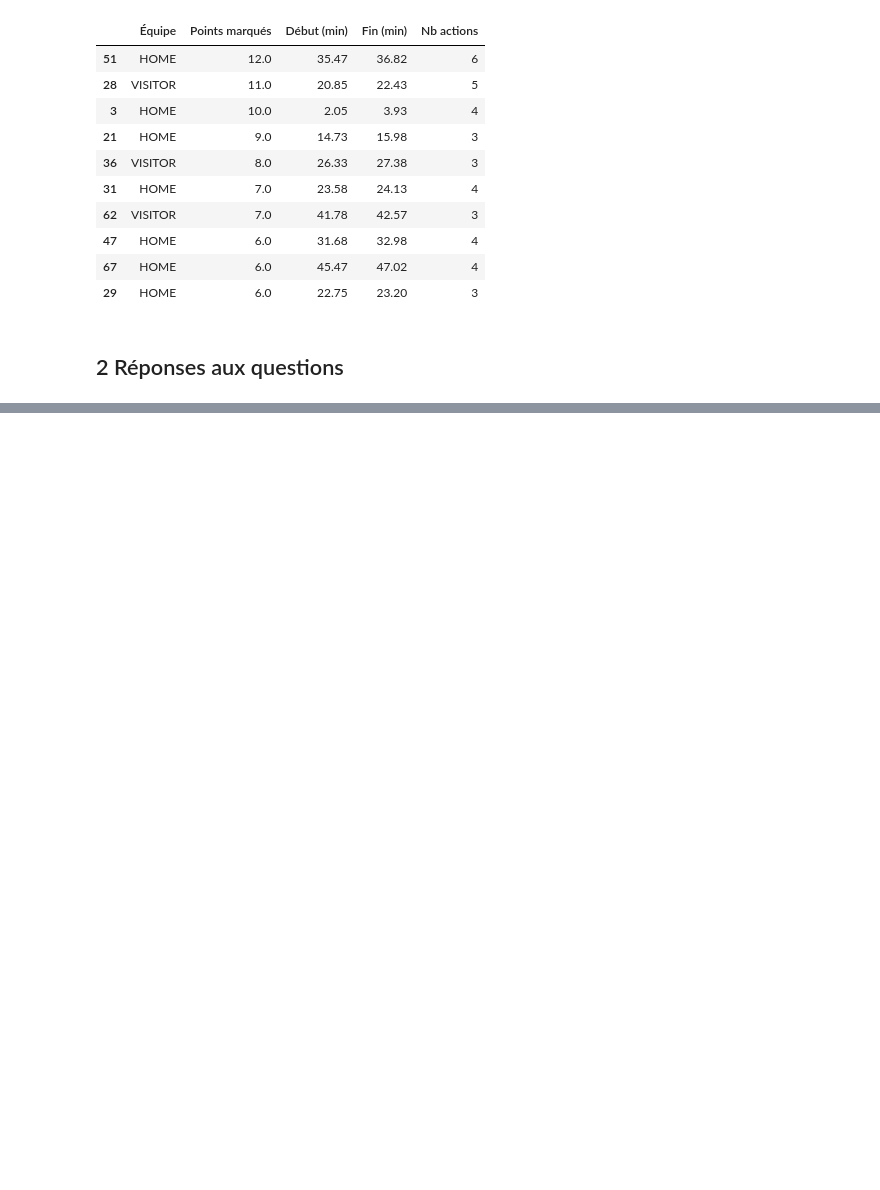
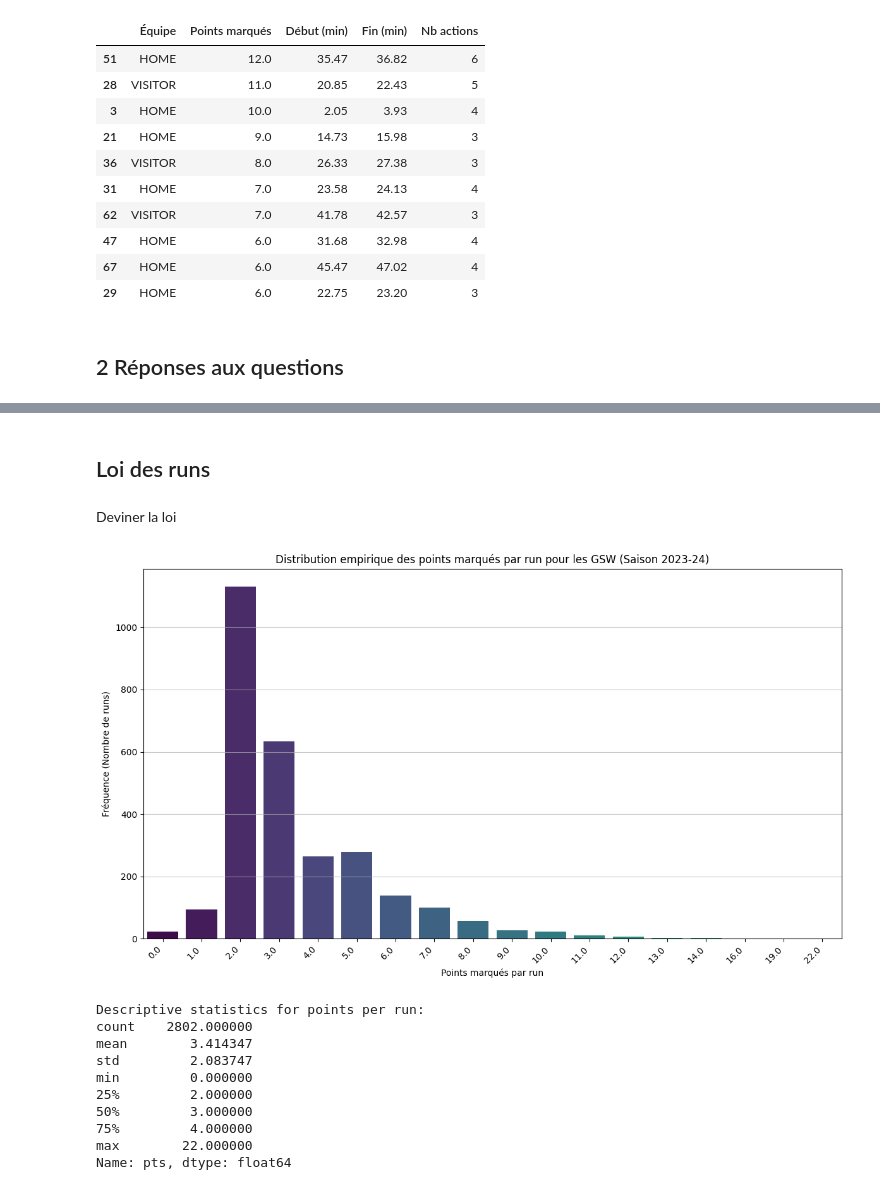
Before and after one commit to Lduvignacq/Analyse-statistique-du-momentum-dans-le-sport---Application-la-NBA, a Jupyter notebook: analyse_EVT.ipynb, the cells around one changed output, grey strips where cells are left out. Cells and saved outputs as stored; diff of their text form; code cells hidden in the pictures; blank space fills up the shorter version.

```diff
--- a/analyse_EVT.ipynb
+++ b/analyse_EVT.ipynb
@@ -1351,0 +600,30 @@ Average final score difference (weighted runs): 5.65 points
+# %% [markdown]
+## Loi des runs
+# %% [markdown]
+Deviner la loi
+# %%
+plt.figure(figsize=(12, 7))
+run_points_counts = all_raw_runs_gsw_season['pts'].value_counts().sort_index()
+sns.barplot(x=run_points_counts.index, y=run_points_counts.values, palette='viridis', hue=run_points_counts.index, legend=False)
+plt.title(f'Distribution empirique des points marqués par run pour les GSW (Saison {season_to_analyze})')
+plt.xlabel('Points marqués par run')
+plt.ylabel('Fréquence (Nombre de runs)')
+plt.xticks(rotation=45, ha='right')
+plt.grid(axis='y', alpha=0.75)
+plt.tight_layout()
+plt.show()
+
+print("Descriptive statistics for points per run:")
+print(all_raw_runs_gsw_season['pts'].describe())
+# %% [output]
+[figure, added]
+Descriptive statistics for points per run:
+count    2802.000000
+mean        3.414347
+std         2.083747
+min         0.000000
+25%         2.000000
+50%         3.000000
+75%         4.000000
+max        22.000000
+Name: pts, dtype: float64
```
Also changed, not shown: parts of 103 cells of this notebook.
